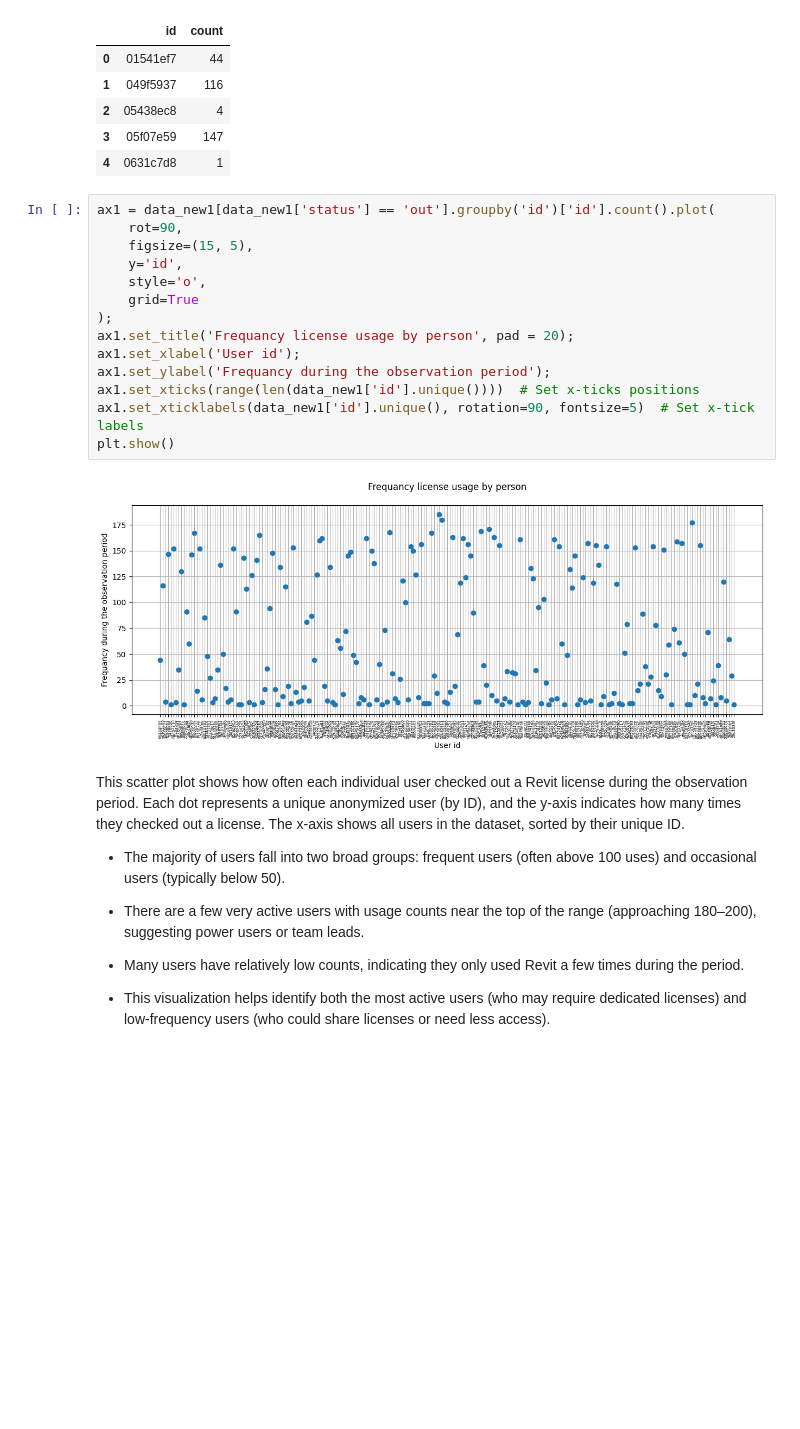
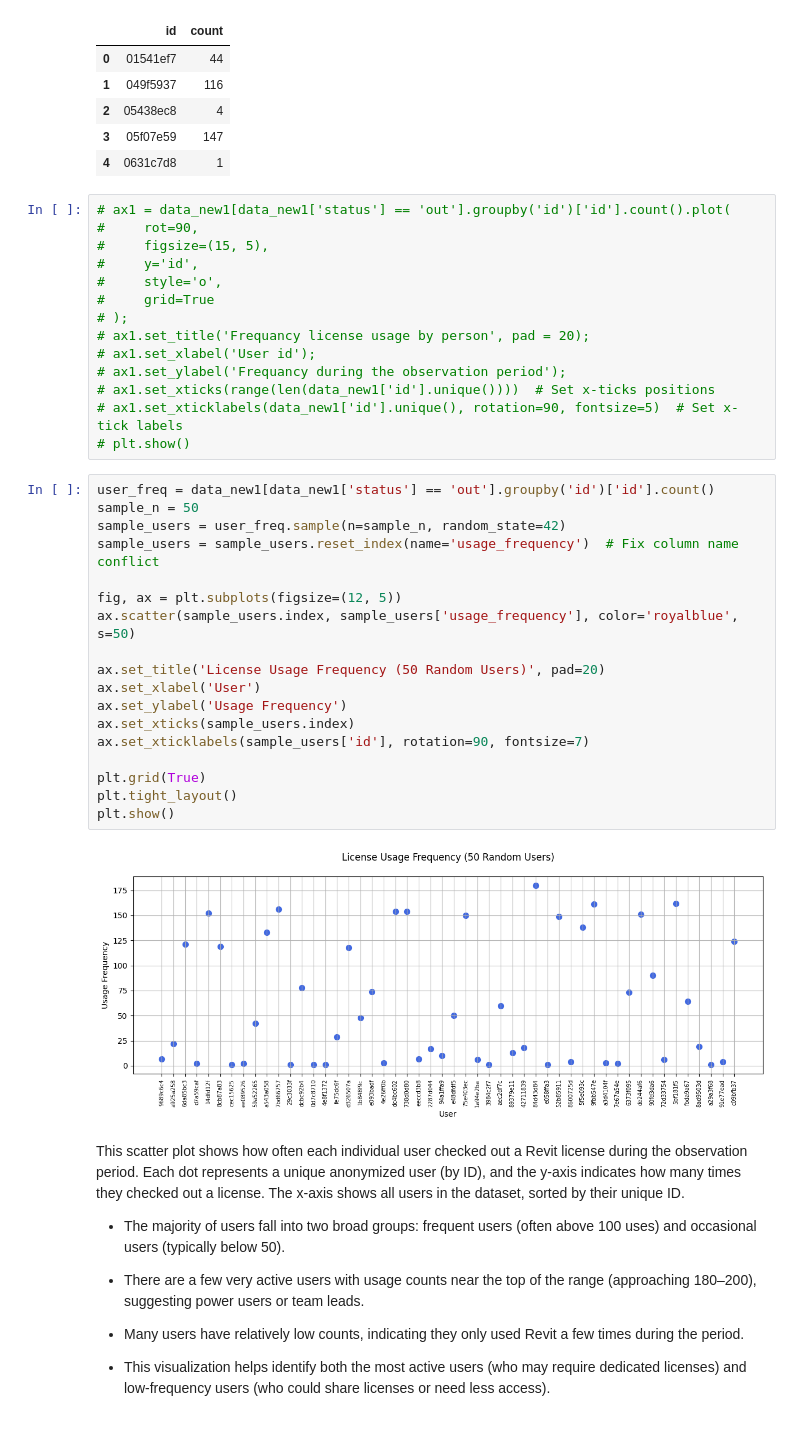
Before and after one commit to olgapoletkina/RVT_license_analysis, a Jupyter notebook: Revit__license_use_analysis.ipynb, the cells around one changed output. Drawn from its saved outputs; the diff is of its cells as text; blank space fills up the shorter version.

```diff
--- a/Revit__license_use_analysis.ipynb
+++ b/Revit__license_use_analysis.ipynb
@@ -373,21 +386,39 @@ None
 | 3 | 05f07e59 | 147 |
 | 4 | 0631c7d8 | 1 |
 # %%
-ax1 = data_new1[data_new1['status'] == 'out'].groupby('id')['id'].count().plot(
-    rot=90,
-    figsize=(15, 5),
-    y='id',
-    style='o',
-    grid=True
-);
-ax1.set_title('Frequancy license usage by person', pad = 20);
-ax1.set_xlabel('User id');
-ax1.set_ylabel('Frequancy during the observation period');
-ax1.set_xticks(range(len(data_new1['id'].unique())))  # Set x-ticks positions
-ax1.set_xticklabels(data_new1['id'].unique(), rotation=90, fontsize=5)  # Set x-tick labels
-plt.show()
+# ax1 = data_new1[data_new1['status'] == 'out'].groupby('id')['id'].count().plot(
+#     rot=90,
+#     figsize=(15, 5),
+#     y='id',
+#     style='o',
+#     grid=True
+# );
+# ax1.set_title('Frequancy license usage by person', pad = 20);
+# ax1.set_xlabel('User id');
+# ax1.set_ylabel('Frequancy during the observation period');
+# ax1.set_xticks(range(len(data_new1['id'].unique())))  # Set x-ticks positions
+# ax1.set_xticklabels(data_new1['id'].unique(), rotation=90, fontsize=5)  # Set x-tick labels
+# plt.show()
-# %% [output]
-[figure, removed]
+# %%
+user_freq = data_new1[data_new1['status'] == 'out'].groupby('id')['id'].count()
+sample_n = 50
+sample_users = user_freq.sample(n=sample_n, random_state=42)
+sample_users = sample_users.reset_index(name='usage_frequency')  # Fix column name conflict
+
+fig, ax = plt.subplots(figsize=(12, 5))
+ax.scatter(sample_users.index, sample_users['usage_frequency'], color='royalblue', s=50)
+
+ax.set_title('License Usage Frequency (50 Random Users)', pad=20)
+ax.set_xlabel('User')
+ax.set_ylabel('Usage Frequency')
+ax.set_xticks(sample_users.index)
+ax.set_xticklabels(sample_users['id'], rotation=90, fontsize=7)
+
+plt.grid(True)
+plt.tight_layout()
+plt.show()
+# %% [output]
+[figure, added]
 # %% [markdown]
 This scatter plot shows how often each individual user checked out a Revit license during the observation period. Each dot represents a unique anonymized user (by ID), and the y-axis indicates how many times they checked out a license. The x-axis shows all users in the dataset, sorted by their unique ID.
 
```
Also changed, not shown: parts of 4 cells of this notebook, 1 other file.
